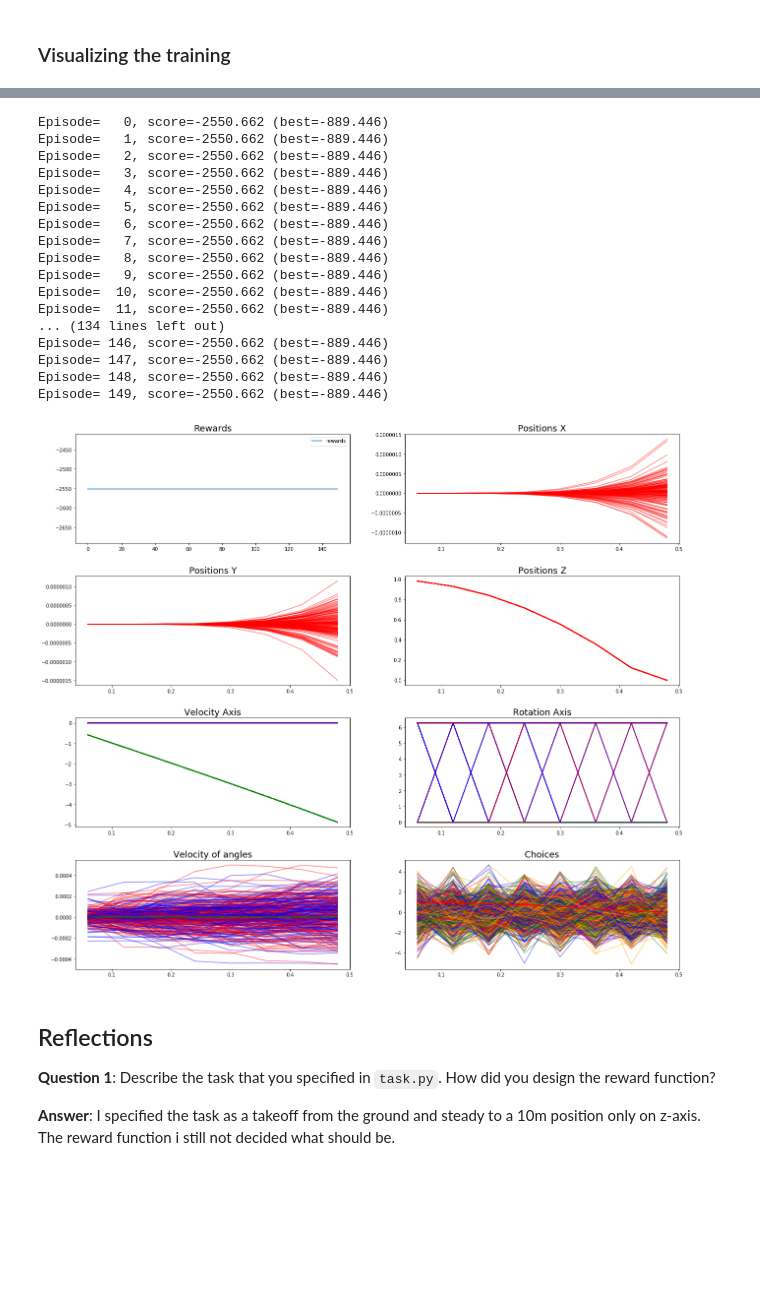
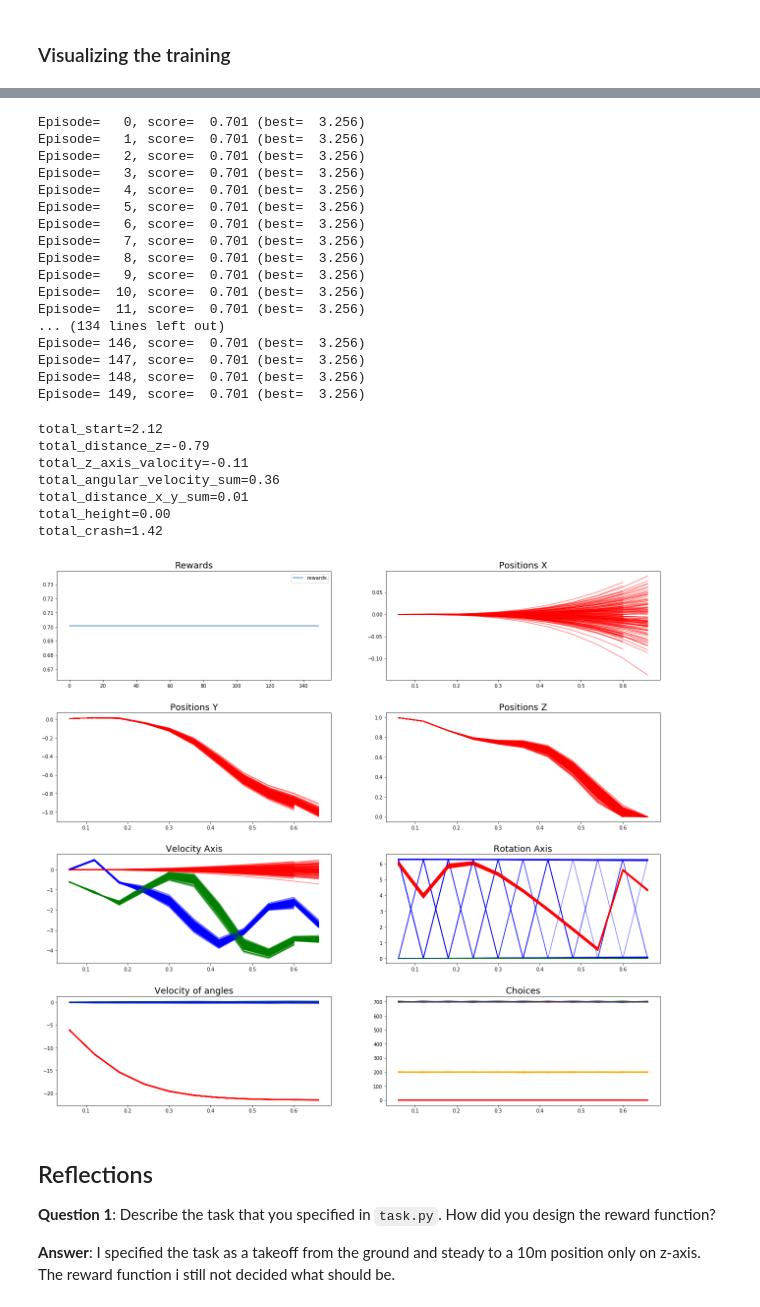
Before and after one commit to fgsantos89/RL-Quadcopter-2, a Jupyter notebook: Quadcopter_Project.ipynb, the cells around one changed output, grey strips where cells are left out. Cells and saved outputs as stored; diff of their text form; code cells hidden in the pictures; blank space fills up the shorter version.

Commit message:
try to get how much a part of the reward is significant for the total of the reward, but fail miserabile

```diff
--- a/Quadcopter_Project.ipynb
+++ b/Quadcopter_Project.ipynb
@@ -250,7 +250,7 @@ task = Task(init_pose, init_velocities, init_angle_velocities, runtime, target_p
 agent = DDPG(task)
 
 # Run the simulation, and save the results.
-num_episodes = 100
+num_episodes = 150
 
 training = agent_utils.training(agent, num_episodes)
 # %% [output]
@@ -285,27 +293,36 @@ training_plot = plots.plot_results(training)
 # %%
+task.rewards = []
 testing = agent_utils.testing(agent, 150)
 # %% [output]
-Episode=   0, score=-2550.662 (best=-889.446)
-Episode=   1, score=-2550.662 (best=-889.446)
-Episode=   2, score=-2550.662 (best=-889.446)
-Episode=   3, score=-2550.662 (best=-889.446)
-Episode=   4, score=-2550.662 (best=-889.446)
-Episode=   5, score=-2550.662 (best=-889.446)
-Episode=   6, score=-2550.662 (best=-889.446)
-Episode=   7, score=-2550.662 (best=-889.446)
-Episode=   8, score=-2550.662 (best=-889.446)
-Episode=   9, score=-2550.662 (best=-889.446)
-Episode=  10, score=-2550.662 (best=-889.446)
-Episode=  11, score=-2550.662 (best=-889.446)
+Episode=   0, score=  0.701 (best=  3.256)
+Episode=   1, score=  0.701 (best=  3.256)
+Episode=   2, score=  0.701 (best=  3.256)
+Episode=   3, score=  0.701 (best=  3.256)
+Episode=   4, score=  0.701 (best=  3.256)
+Episode=   5, score=  0.701 (best=  3.256)
+Episode=   6, score=  0.701 (best=  3.256)
+Episode=   7, score=  0.701 (best=  3.256)
+Episode=   8, score=  0.701 (best=  3.256)
+Episode=   9, score=  0.701 (best=  3.256)
+Episode=  10, score=  0.701 (best=  3.256)
+Episode=  11, score=  0.701 (best=  3.256)
 ... (134 lines left out)
-Episode= 146, score=-2550.662 (best=-889.446)
-Episode= 147, score=-2550.662 (best=-889.446)
-Episode= 148, score=-2550.662 (best=-889.446)
-Episode= 149, score=-2550.662 (best=-889.446)
+Episode= 146, score=  0.701 (best=  3.256)
+Episode= 147, score=  0.701 (best=  3.256)
+Episode= 148, score=  0.701 (best=  3.256)
+Episode= 149, score=  0.701 (best=  3.256)
 # %%
+plots.print_rewards(task.rewards)
 testing_plot = plots.plot_results(testing, 0.5)
 # %% [output]
+total_start=2.12
+total_distance_z=-0.79
+total_z_axis_valocity=-0.11
+total_angular_velocity_sum=0.36
+total_distance_x_y_sum=0.01
+total_height=0.00
+total_crash=1.42
-[figure, old version]
+[figure, new version]
 # %%
 agent_utils.save(agent, training_plot, testing_plot)
 # %% [markdown]
```
Also changed, not shown: parts of 9 cells of this notebook, 3 other files.
